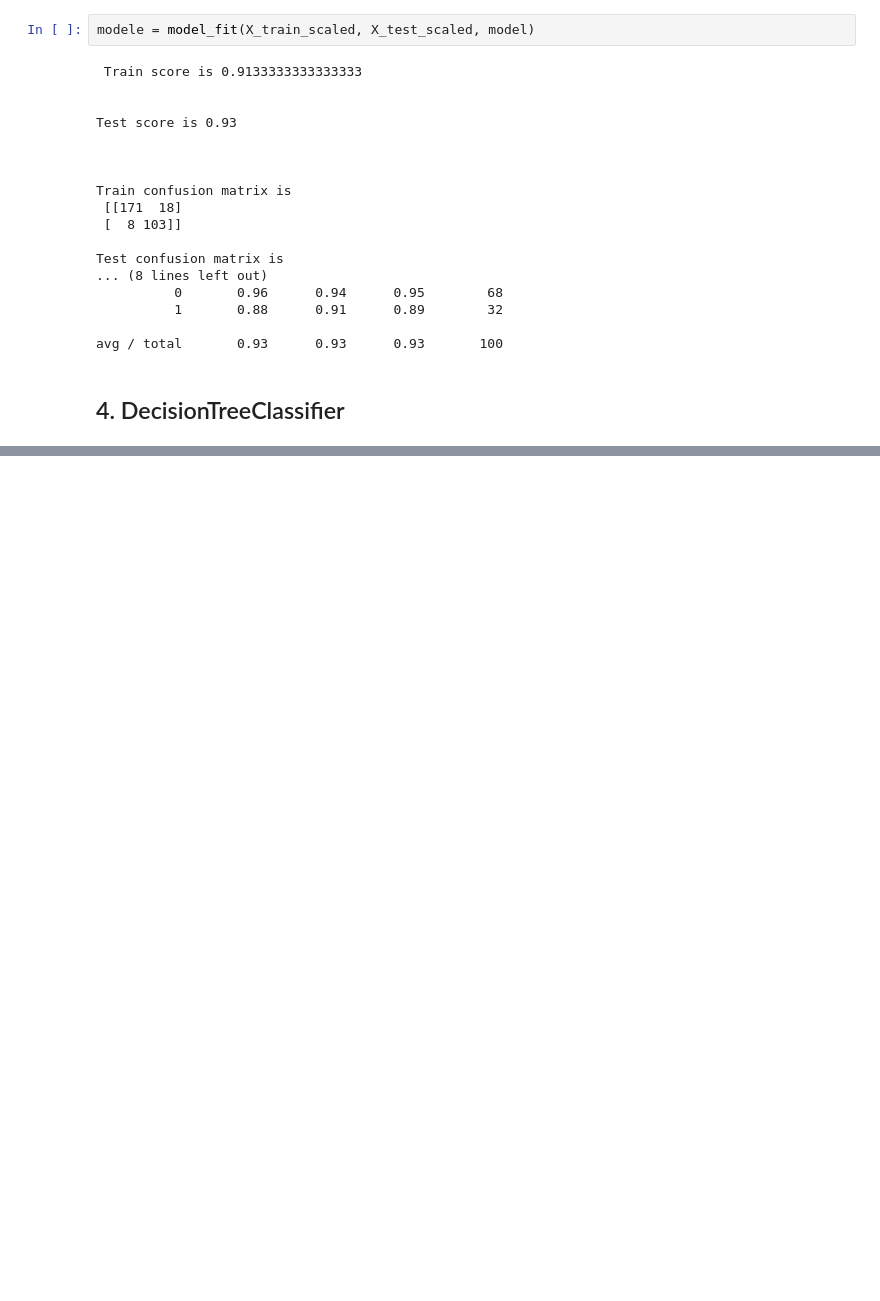
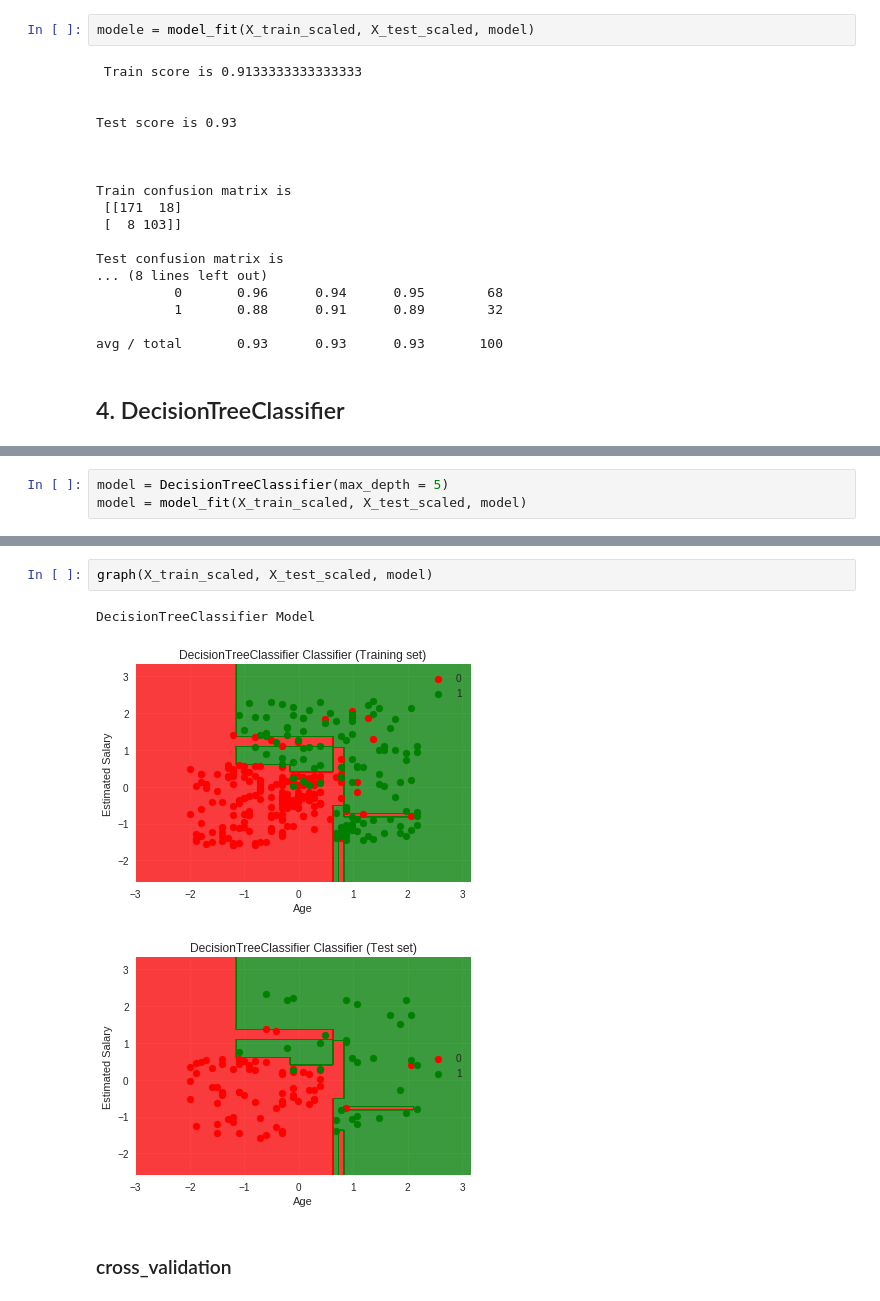
Before and after one commit to noushadkhan01/Projects, a Jupyter notebook: Machine-Learning/Classification/All-Algorithms/All_Classification_algorithms_on_Advertising_Data.ipynb, the cells around one changed output, grey strips where cells are left out. Drawn from its saved outputs; the diff is of its cells as text; blank space fills up the shorter version.

```diff
--- a/Machine-Learning/Classification/All-Algorithms/All_Classification_algorithms_on_Advertising_Data.ipynb
+++ b/Machine-Learning/Classification/All-Algorithms/All_Classification_algorithms_on_Advertising_Data.ipynb
@@ -596,0 +648,3 @@ avg / total       0.93      0.93      0.93       100
+# %%
+model = DecisionTreeClassifier(max_depth = 5)
+model = model_fit(X_train_scaled, X_test_scaled, model)
@@ -596,0 +669,8 @@ avg / total       0.93      0.93      0.93       100
+# %%
+graph(X_train_scaled, X_test_scaled, model)
+# %% [output]
+DecisionTreeClassifier Model
+[figure, added]
+[figure, added]
+# %% [markdown]
+### cross_validation
```
Also changed, not shown: parts of 16 cells of this notebook.
